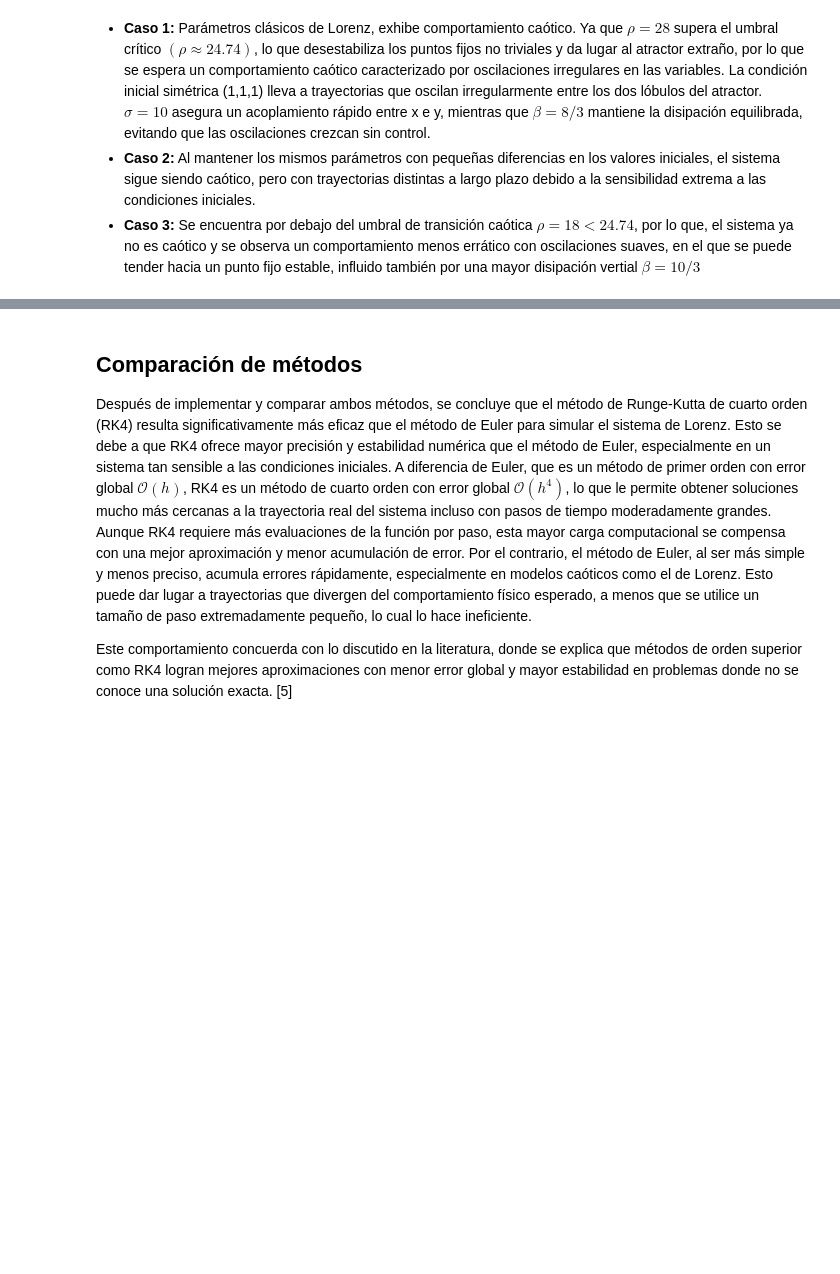
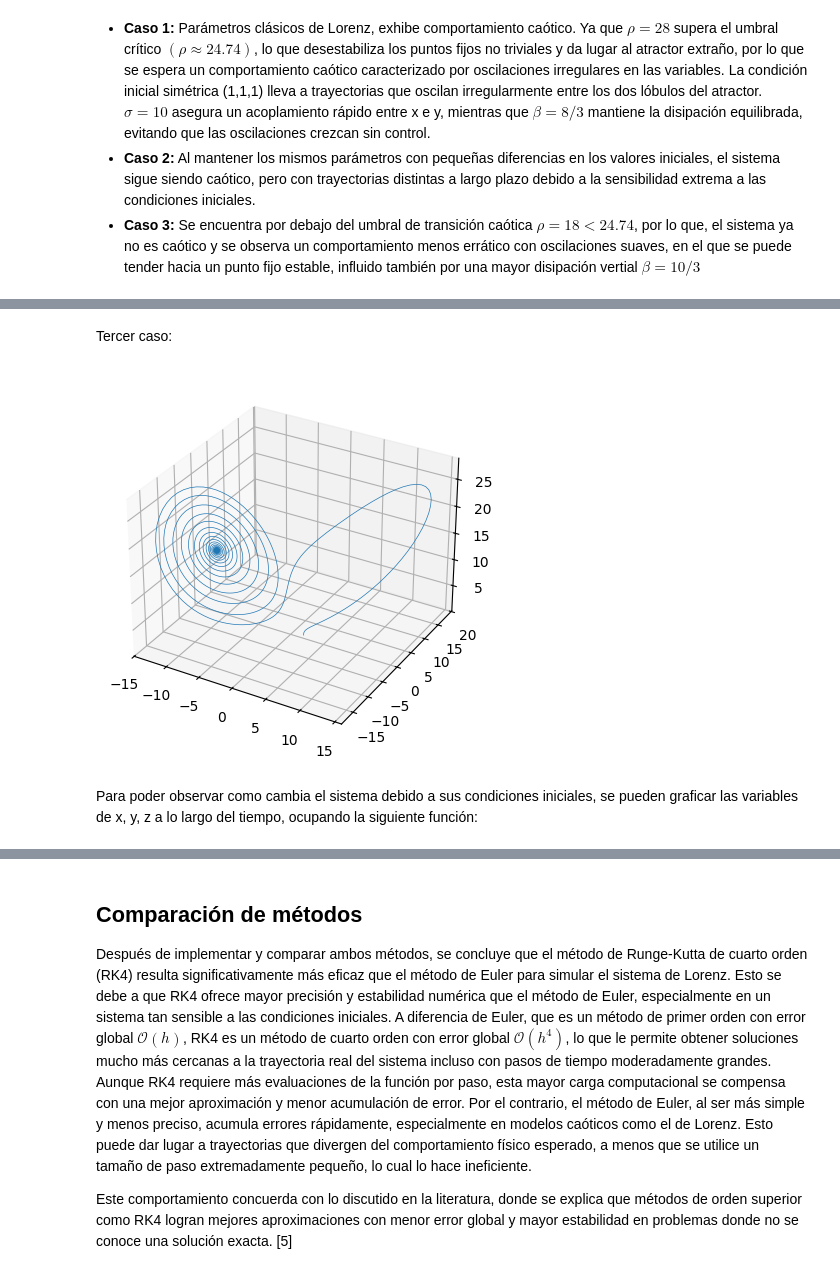
Before and after one commit to EmelyChavez/newtonians-proyecto2, a Jupyter notebook: proyecto.ipynb, the cells around one changed output, grey strips where cells are left out. Cells and saved outputs as stored; diff of their text form; code cells hidden in the pictures; blank space fills up the shorter version.

```diff
--- a/proyecto.ipynb
+++ b/proyecto.ipynb
@@ -237,0 +511,21 @@ $\beta$ Representa la tasa de disipación vertical. En cuanto menor sea el valor
+# %% [markdown]
+Tercer caso:
+# %%
+# Condiciones para el atractor de Lorenz:
+sigma = 9
+beta = (10/3)
+rho = 18
+
+# Condiciones iniciales (x(0),y(0),z(0))
+condiciones_iniciales = [2, 0.009, 0.7]
+
+# Paso y tiempo final
+dt=0.01
+T=1000
+
+# Generando un atractor con las condiciones mencionadas anteriormente:
+atractor(dt, T, sigma, beta, rho, condiciones_iniciales)
+# %% [output]
+[figure, added]
+# %% [markdown]
+Para poder observar como cambia el sistema debido a sus condiciones iniciales, se pueden graficar las variables de x, y, z a lo largo del tiempo, ocupando la siguiente función:
```
Also changed, not shown: parts of 82 cells of this notebook.
